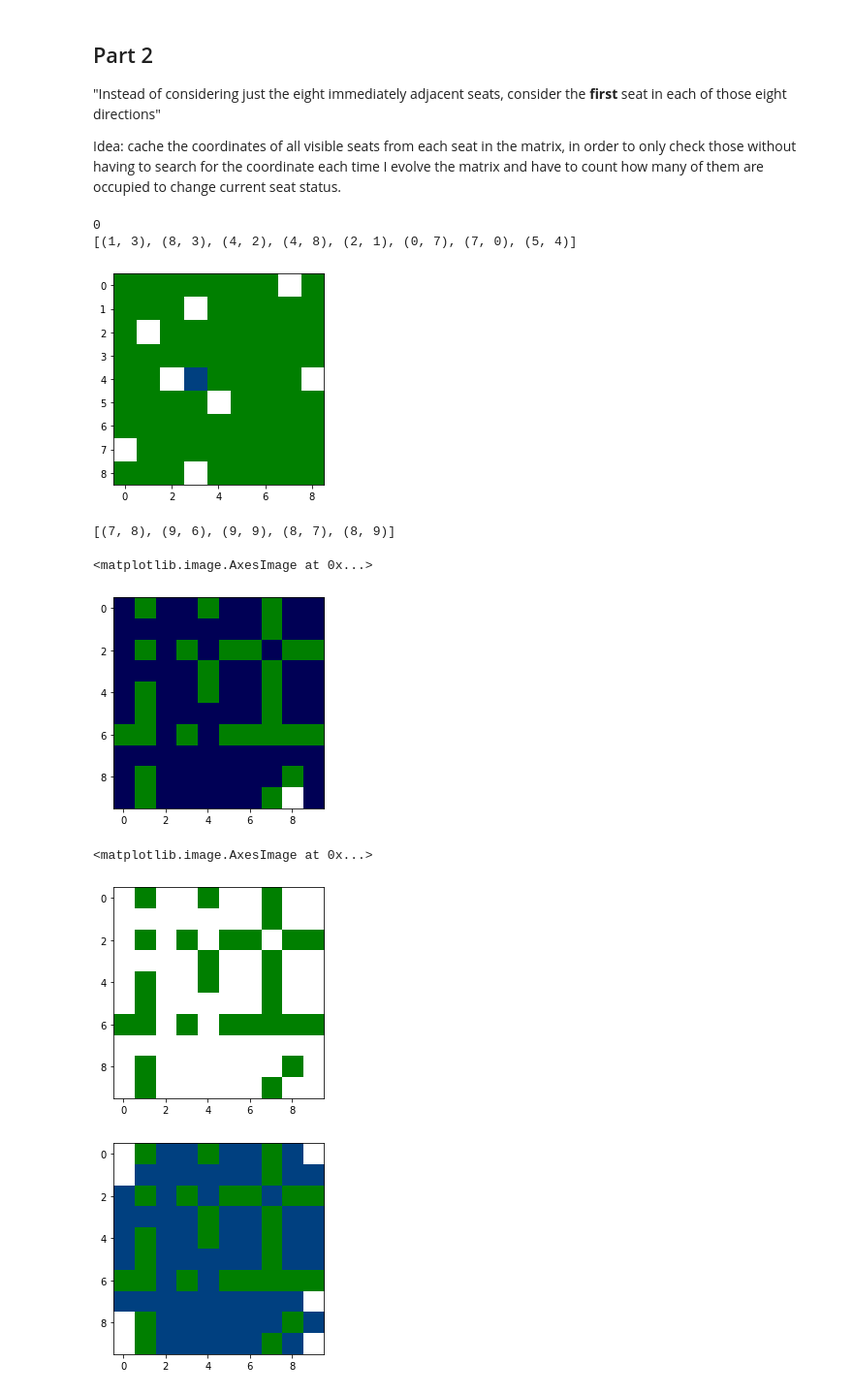
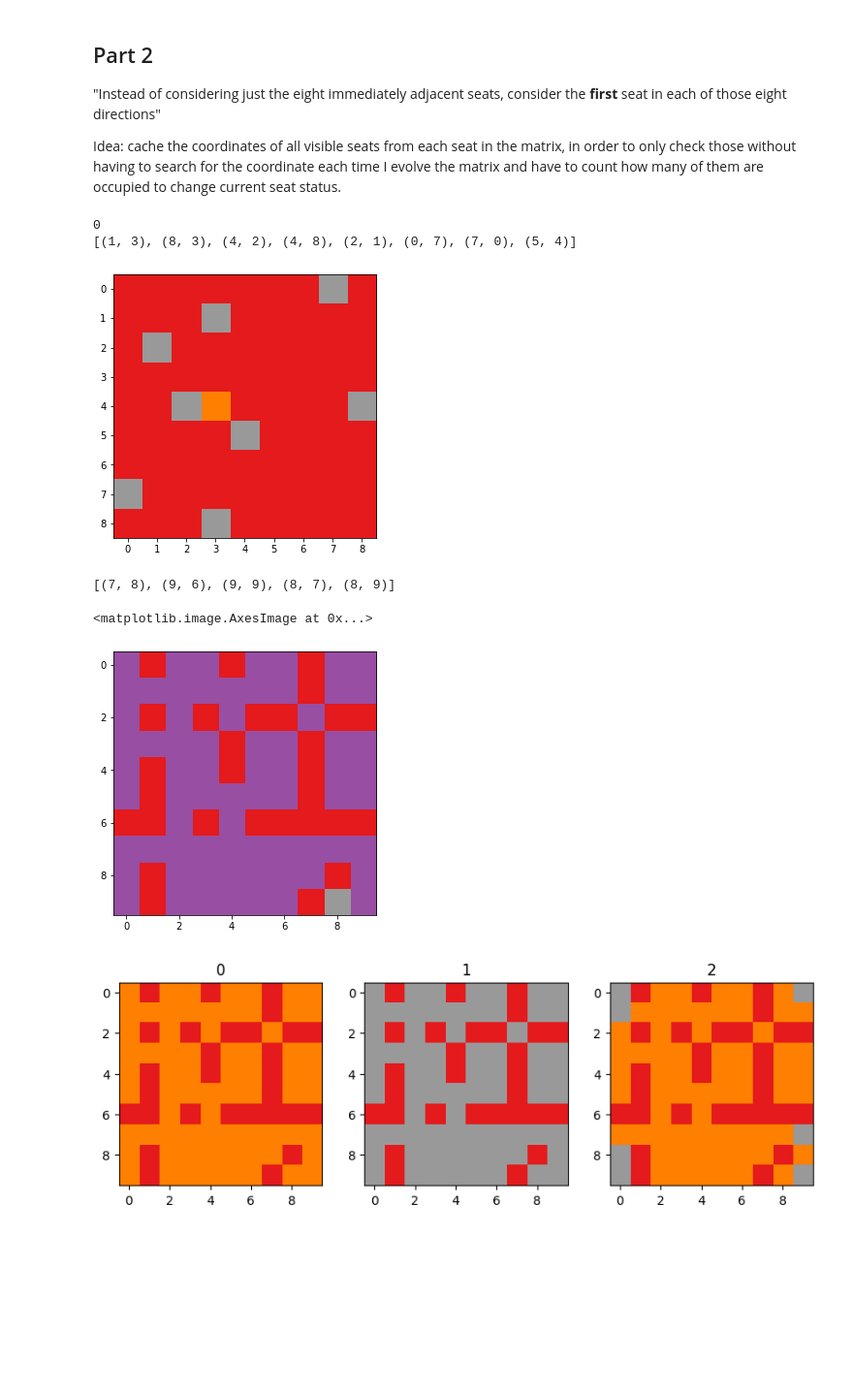
Before and after one commit to marcodelmastro/AdventOfCode2020, a Jupyter notebook: Day 11.ipynb, the cells around one changed output. Shown: that part at 97% size. Drawn from its saved outputs; the diff is of its cells as text; code cells hidden in the pictures; blank space fills up the shorter version.

```diff
--- a/Day 11.ipynb
+++ b/Day 11.ipynb
@@ -40,7 +40,9 @@ filename = "data/input11.txt"
 
 iniseats, floor = getSeatMaps(filename)
 
-fig = plt.figure(figsize=(4,4))
-plt.imshow(iniseats,cmap=plt.cm.ocean)
+_cmap = plt.cm.Set1
+
+fig = plt.figure(figsize=(5,5))
+plt.imshow(iniseats,cmap=_cmap,vmin=-1,vmax=1)
 # %% [output]
 <matplotlib.image.AxesImage at 0x...>
@@ -105,14 +107,20 @@ noccup = oldseats.sum()+nfloor
 from timeit import default_timer as timer
 start = timer()
 
+from celluloid import Camera
+fig = plt.figure(figsize=(5,5),dpi=100)
+camera = Camera(fig)
+
 while( noccup!=noccupnew ):
+    #
+    plt.imshow(oldseats,cmap=_cmap)
+    camera.snap()
+    #
     noccup = oldseats.sum()+nfloor
     newseats = evolveSeats(oldseats,floor)
     noccupnew = newseats.sum()+nfloor
     #print(noccup,noccupnew)
     oldseats = np.copy(newseats)
-    #fig = plt.figure(figsize=(4,4))
-    #plt.imshow(newseats)
 
 print("Occupied seats =",noccup)
 
@@ -212,15 +230,15 @@ def cacheVisibleSeats(iniseats):
 # %%
 iniseats, floor = getSeatMaps("data/day11text1.txt")
 
-fig = plt.figure(figsize=(4,4))
-plt.imshow(iniseats,cmap=plt.cm.ocean)
+fig = plt.figure(figsize=(5,5))
+plt.imshow(iniseats,cmap=_cmap,vmin=-1,vmax=1)
 
 print(iniseats[4][3]) # r, c
 print(getSeatPositions(iniseats,4,3))
 # %% [output]
 0
 [(1, 3), (8, 3), (4, 2), (4, 8), (2, 1), (0, 7), (7, 0), (5, 4)]
-[figure, old version]
+[figure, new version]
 # %%
 iniseats, floor = getSeatMaps("data/day11text0.txt")
 
@@ -228,12 +246,12 @@ seatcache = cacheVisibleSeats(iniseats)
 iniseats[9][8] = 2
 print(seatcache[9][8])
 
-fig = plt.figure(figsize=(4,4))
-plt.imshow(iniseats,cmap=plt.cm.ocean)
+fig = plt.figure(figsize=(5,5))
+plt.imshow(iniseats,cmap=_cmap)
 # %% [output]
 [(7, 8), (9, 6), (9, 9), (8, 7), (8, 9)]
 <matplotlib.image.AxesImage at 0x...>
-[figure, old version]
+[figure, new version]
 # %%
 def evolveSeats2(seats,floor,seatcache):
     (nr,nc) = np.shape(seats)
@@ -261,21 +279,27 @@ def evolveSeats2(seats,floor,seatcache):
 # %%
 iniseats, floor = getSeatMaps("data/day11text0.txt")
 seatcache = cacheVisibleSeats(iniseats)
 
 oldseats = np.copy(iniseats)
 newseats = evolveSeats2(oldseats,floor,seatcache)
-
-fig = plt.figure(figsize=(4,4))
-plt.imshow(newseats,cmap=plt.cm.ocean)
-
 newseats2 = evolveSeats2(newseats,floor,seatcache)
 
-fig = plt.figure(figsize=(4,4))
-plt.imshow(newseats2,cmap=plt.cm.ocean)
+fig = plt.figure(figsize=(10,3), dpi=100)
+plt.subplot(1,3,1)
+f = plt.imshow(oldseats,cmap=_cmap,vmin=-1,vmax=1)
+f.axes.set_title("0")
+
+plt.subplot(1,3,2)
+f = plt.imshow(newseats,cmap=_cmap,vmin=-1,vmax=1)
+f.axes.set_title("1")
+
+plt.subplot(1,3,3)
+f = plt.imshow(newseats2,cmap=_cmap,vmin=-1,vmax=1)
+f.axes.set_title("2")
+
+plt.show()
 # %% [output]
-<matplotlib.image.AxesImage at 0x...>
-[figure, old version]
+[figure, new version]
-[figure, removed]
 # %%
 #iniseats, floor = getSeatMaps("data/day11text0.txt")
 iniseats, floor = getSeatMaps("data/input11.txt")
```
Also changed, not shown: parts of 8 cells of this notebook, 2 other files.
